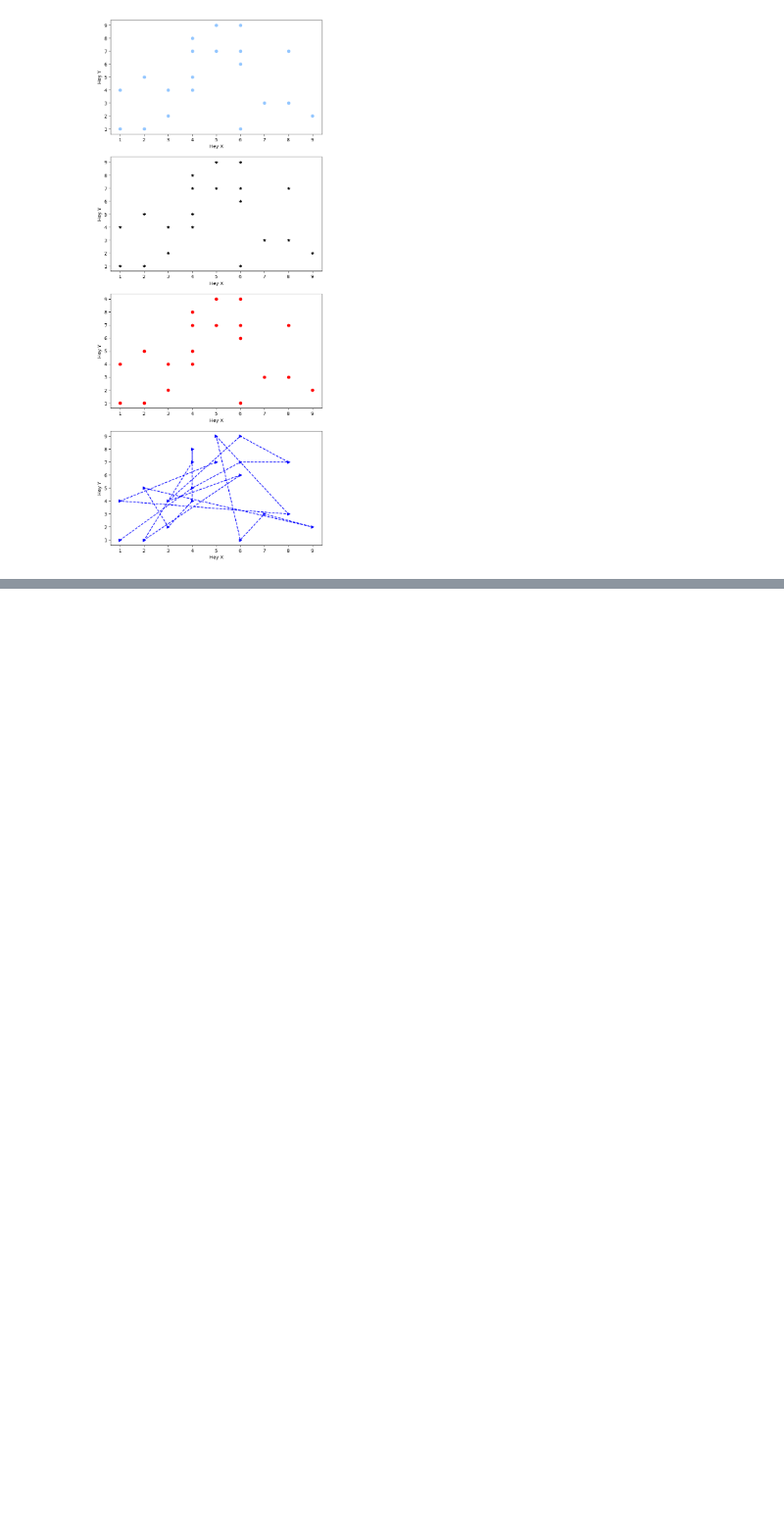
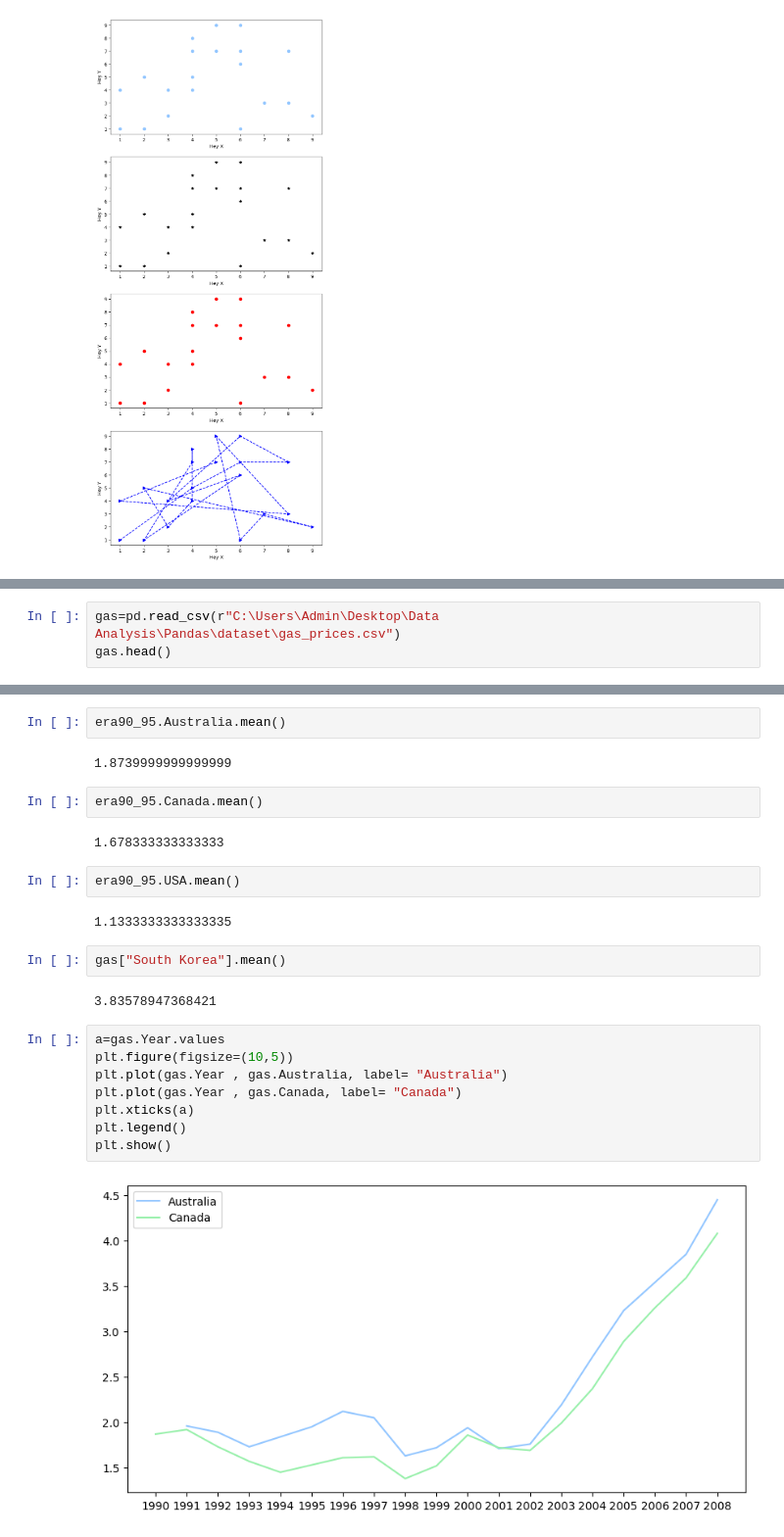
Before and after one commit to gehad-Ahmed30/Data-Analysis, a Jupyter notebook: Pandas/Visualization.ipynb, the cells around one changed output, grey strips where cells are left out. Shown at 98% size. Drawn from its saved outputs; the diff is of its cells as text; blank space fills up the shorter version.

```diff
--- a/Pandas/Visualization.ipynb
+++ b/Pandas/Visualization.ipynb
@@ -990,0 +997,3 @@ plt.show()
+# %%
+gas=pd.read_csv(r"C:\Users\Admin\Desktop\Data Analysis\Pandas\dataset\gas_prices.csv")
+gas.head()
@@ -990,0 +1018,26 @@ plt.show()
+# %%
+era90_95.Australia.mean()
+# %% [output]
+1.8739999999999999
+# %%
+era90_95.Canada.mean()
+# %% [output]
+1.678333333333333
+# %%
+era90_95.USA.mean()
+# %% [output]
+1.1333333333333335
+# %%
+gas["South Korea"].mean()
+# %% [output]
+3.83578947368421
+# %%
+a=gas.Year.values
+plt.figure(figsize=(10,5))
+plt.plot(gas.Year , gas.Australia, label= "Australia")
+plt.plot(gas.Year , gas.Canada, label= "Canada")
+plt.xticks(a)
+plt.legend()
+plt.show()
+# %% [output]
+[figure, added]
```
Also changed, not shown: parts of 11 cells of this notebook.
